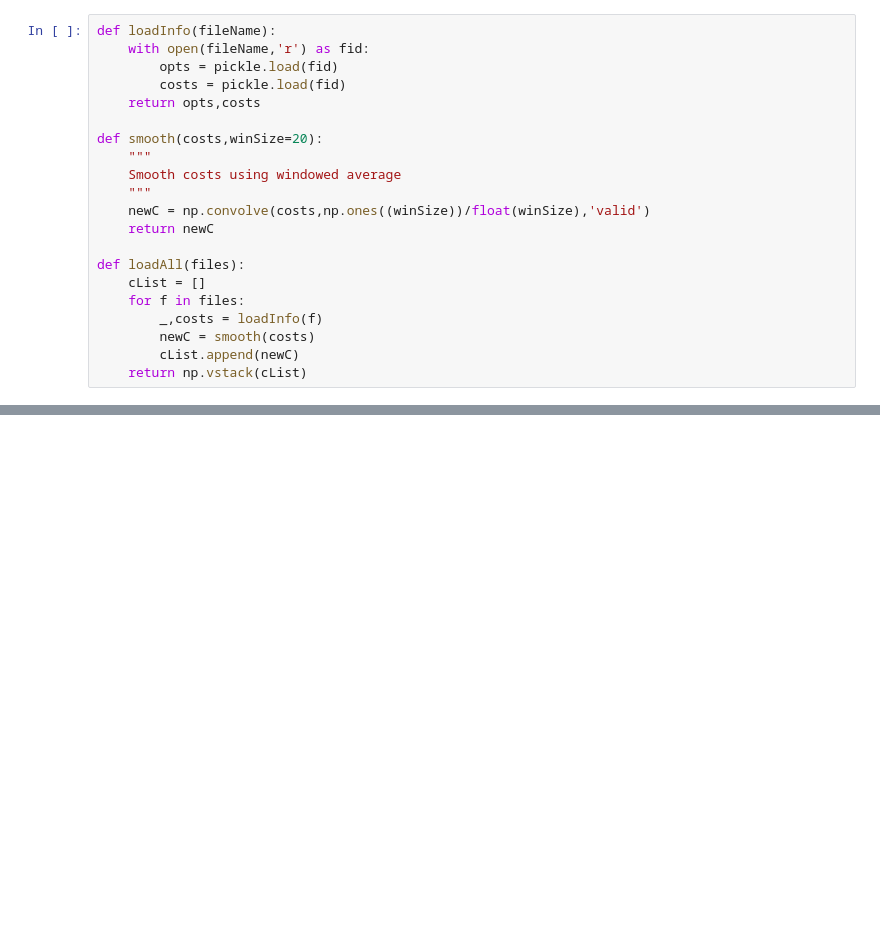
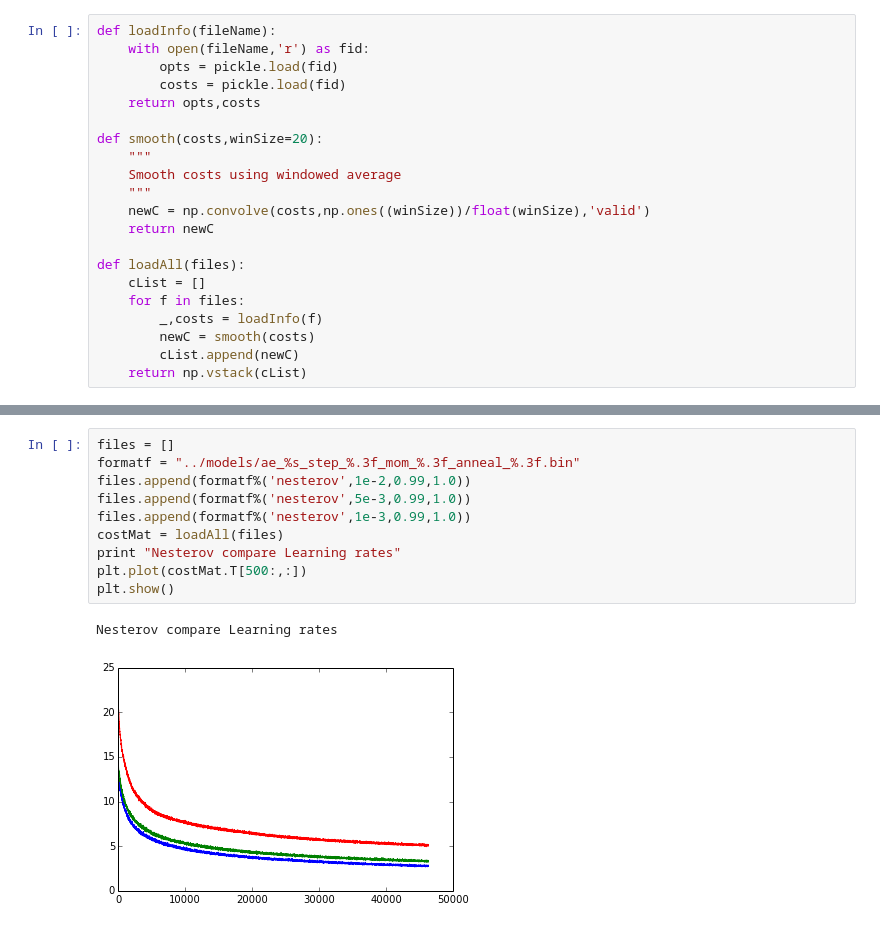
Before and after one commit to awni/229t_project, a Jupyter notebook: notebooks/opt-comp.ipynb, the cells around one changed output, grey strips where cells are left out. Cells and saved outputs as stored; diff of their text form; blank space fills up the shorter version.

```diff
--- a/notebooks/opt-comp.ipynb
+++ b/notebooks/opt-comp.ipynb
@@ -132,2 +42,15 @@ Compare optimizers no annealing
+# %%
+files = []
+formatf = "../models/ae_%s_step_%.3f_mom_%.3f_anneal_%.3f.bin"
+files.append(formatf%('nesterov',1e-2,0.99,1.0))
+files.append(formatf%('nesterov',5e-3,0.99,1.0))
+files.append(formatf%('nesterov',1e-3,0.99,1.0))
+costMat = loadAll(files)
+print "Nesterov compare Learning rates"
+plt.plot(costMat.T[500:,:])
+plt.show()
+# %% [output]
+Nesterov compare Learning rates
+[figure, added]
 # %%
 files = []
```
Also changed, not shown: parts of 11 cells of this notebook, 1 other file.
